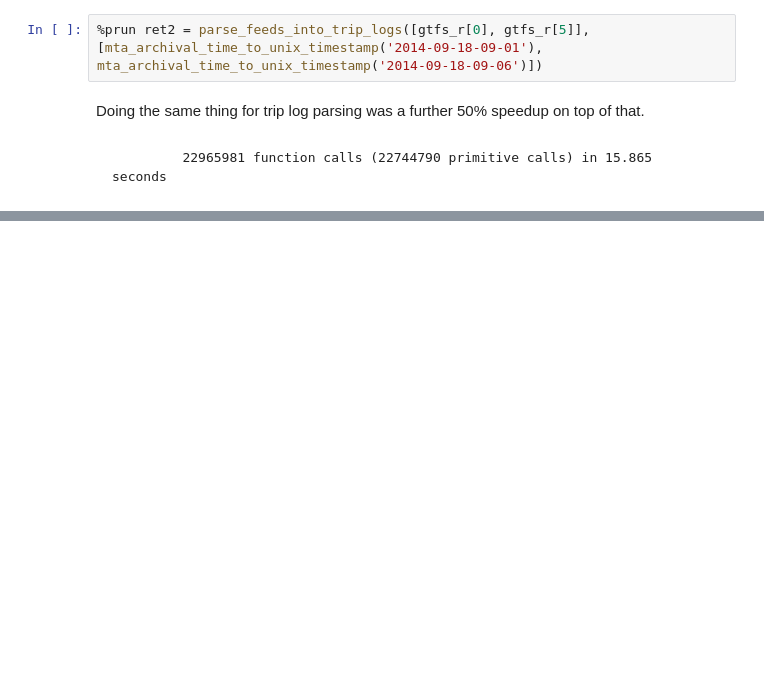
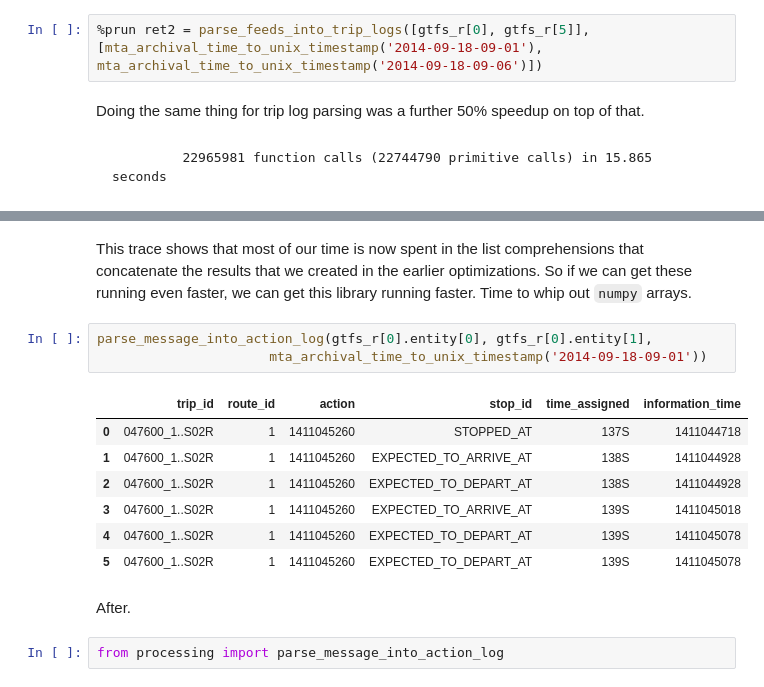
Before and after one commit to ResidentMario/mta-data-exploration-old, a Jupyter notebook: notebooks/12 Performance Adjustment on Joins.ipynb, the cells around one changed output, grey strips where cells are left out. Drawn from its saved outputs; the diff is of its cells as text; blank space fills up the shorter version.

```diff
--- a/notebooks/12 Performance Adjustment on Joins.ipynb
+++ b/notebooks/12 Performance Adjustment on Joins.ipynb
@@ -181,0 +229,17 @@ Doing the same thing for trip log parsing was a further 50% speedup on top of th
+# %% [markdown]
+This trace shows that most of our time is now spent in the list comprehensions that concatenate the results that we created in the earlier optimizations. So if we can get these running even faster, we can get this library running faster. Time to whip out `numpy` arrays.
+# %%
+parse_message_into_action_log(gtfs_r[0].entity[0], gtfs_r[0].entity[1],
+                      mta_archival_time_to_unix_timestamp('2014-09-18-09-01'))
+# %% [output]
+|  | trip_id | route_id | action | stop_id | time_assigned | information_time |
+| 0 | 047600_1..S02R | 1 | 1411045260 | STOPPED_AT | 137S | 1411044718 |
+| 1 | 047600_1..S02R | 1 | 1411045260 | EXPECTED_TO_ARRIVE_AT | 138S | 1411044928 |
+| 2 | 047600_1..S02R | 1 | 1411045260 | EXPECTED_TO_DEPART_AT | 138S | 1411044928 |
+| 3 | 047600_1..S02R | 1 | 1411045260 | EXPECTED_TO_ARRIVE_AT | 139S | 1411045018 |
+| 4 | 047600_1..S02R | 1 | 1411045260 | EXPECTED_TO_DEPART_AT | 139S | 1411045078 |
+| 5 | 047600_1..S02R | 1 | 1411045260 | EXPECTED_TO_DEPART_AT | 139S | 1411045078 |
+# %% [markdown]
+After.
+# %%
+from processing import parse_message_into_action_log
```
Also changed, not shown: parts of 11 cells of this notebook, 1 other file.
